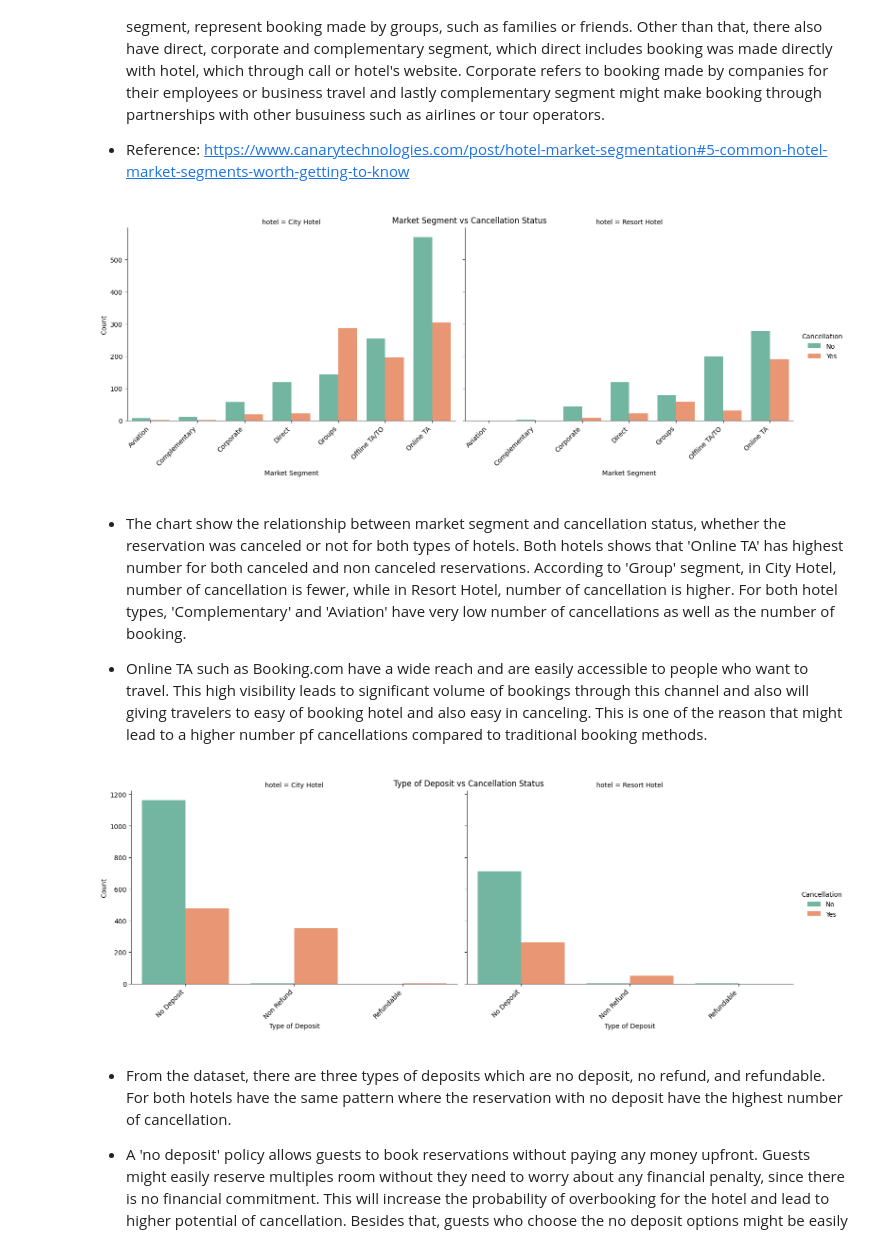
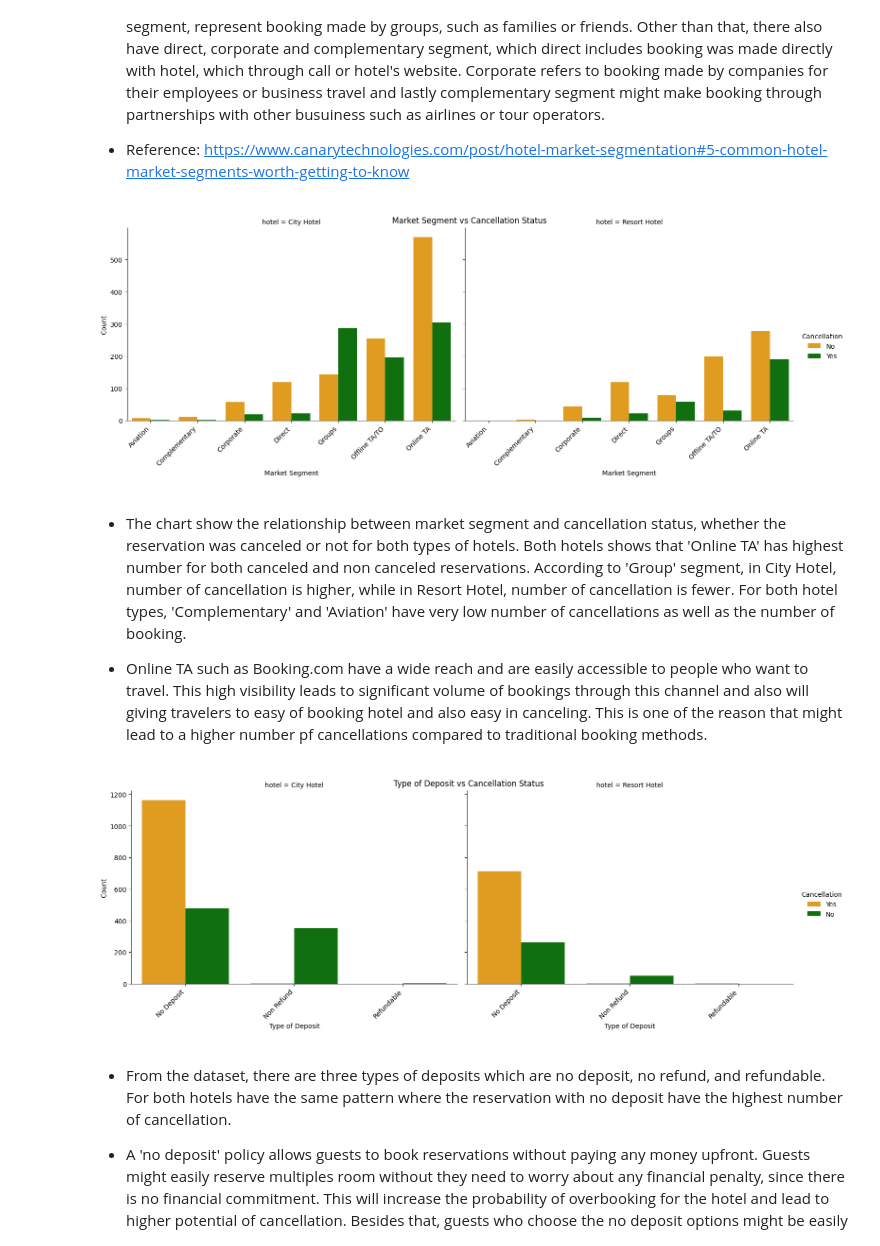
Before and after one commit to aliaghafur/P146222-_Project2, a Jupyter notebook: _P146222__Project_2_Hotel_Analysis_SEM1_20242025_20250126.ipynb, the cells around one changed output. Drawn from its saved outputs; the diff is of its cells as text; code cells hidden in the pictures.

```diff
--- a/_P146222__Project_2_Hotel_Analysis_SEM1_20242025_20250126.ipynb
+++ b/_P146222__Project_2_Hotel_Analysis_SEM1_20242025_20250126.ipynb
@@ -702,7 +698,7 @@ Additionally, there is a segment call Offline TA/TO which represent booking made
 # 'market_segment' vs 'is_cancel' - diff type 'hotel'
 # create the catplot
 cp = sns.catplot(x='market_segment', hue='is_canceled', col='hotel',
-            data=merged_df, kind='count', palette='Set2',
+            data=merged_df, kind='count', palette={0: "orange", 1: "green"},
             height=5, aspect=1.5, legend=False)
 
 # set titles and labels
@@ -714,28 +710,28 @@ cp.set_xticklabels(rotation=45, ha='right')
 
 plt.show()
 # %% [output]
-[figure, old version]
+[figure, new version]
 # %% [markdown]
-- The chart show the relationship between market segment and cancellation status, whether the reservation was canceled or not for both types of hotels. Both hotels shows that 'Online TA' has highest number for both canceled and non canceled reservations. According to 'Group' segment, in City Hotel, number of cancellation is fewer, while in Resort Hotel, number of cancellation is higher. For both hotel types, 'Complementary' and 'Aviation' have very low number of cancellations as well as the number of booking.
+- The chart show the relationship between market segment and cancellation status, whether the reservation was canceled or not for both types of hotels. Both hotels shows that 'Online TA' has highest number for both canceled and non canceled reservations. According to 'Group' segment, in City Hotel, number of cancellation is higher, while in Resort Hotel, number of cancellation is fewer. For both hotel types, 'Complementary' and 'Aviation' have very low number of cancellations as well as the number of booking.
 
 - Online TA such as Booking.com have a wide reach and are easily accessible to people who want to travel. This high visibility leads to significant volume of bookings through this channel and also will giving travelers to easy of booking hotel and also easy in canceling. This is one of the reason that might lead to a higher number pf cancellations compared to traditional booking methods.
 # %%
 # 'deposit_type' vs 'is_cancel' - diff type 'hotel'
 # create the catplot
 cp = sns.catplot(x='deposit_type', hue='is_canceled', col='hotel',
-            data=merged_df, kind='count', palette='Set2',
+            data=merged_df, kind='count', palette={0: "orange", 1: "green"},
             height=5, aspect=1.5, legend=False)
 
 # set titles and labels
 cp.fig.suptitle('Type of Deposit vs Cancellation Status')
 cp.set_xlabels('Type of Deposit')
 cp.set_ylabels('Count')
-cp.add_legend(title='Cancellation', labels= ['No', 'Yes'])
+cp.add_legend(title='Cancellation', labels= ['Yes', 'No'])
 cp.set_xticklabels(rotation=45, ha='right')
 
 plt.show()
 # %% [output]
-[figure, old version]
+[figure, new version]
 # %% [markdown]
 - From the dataset, there are three types of deposits which are no deposit, no  refund, and refundable. For both hotels have the same pattern where the reservation with no deposit have the highest number of cancellation.
 
```
Also changed, not shown: parts of 6 cells of this notebook.
